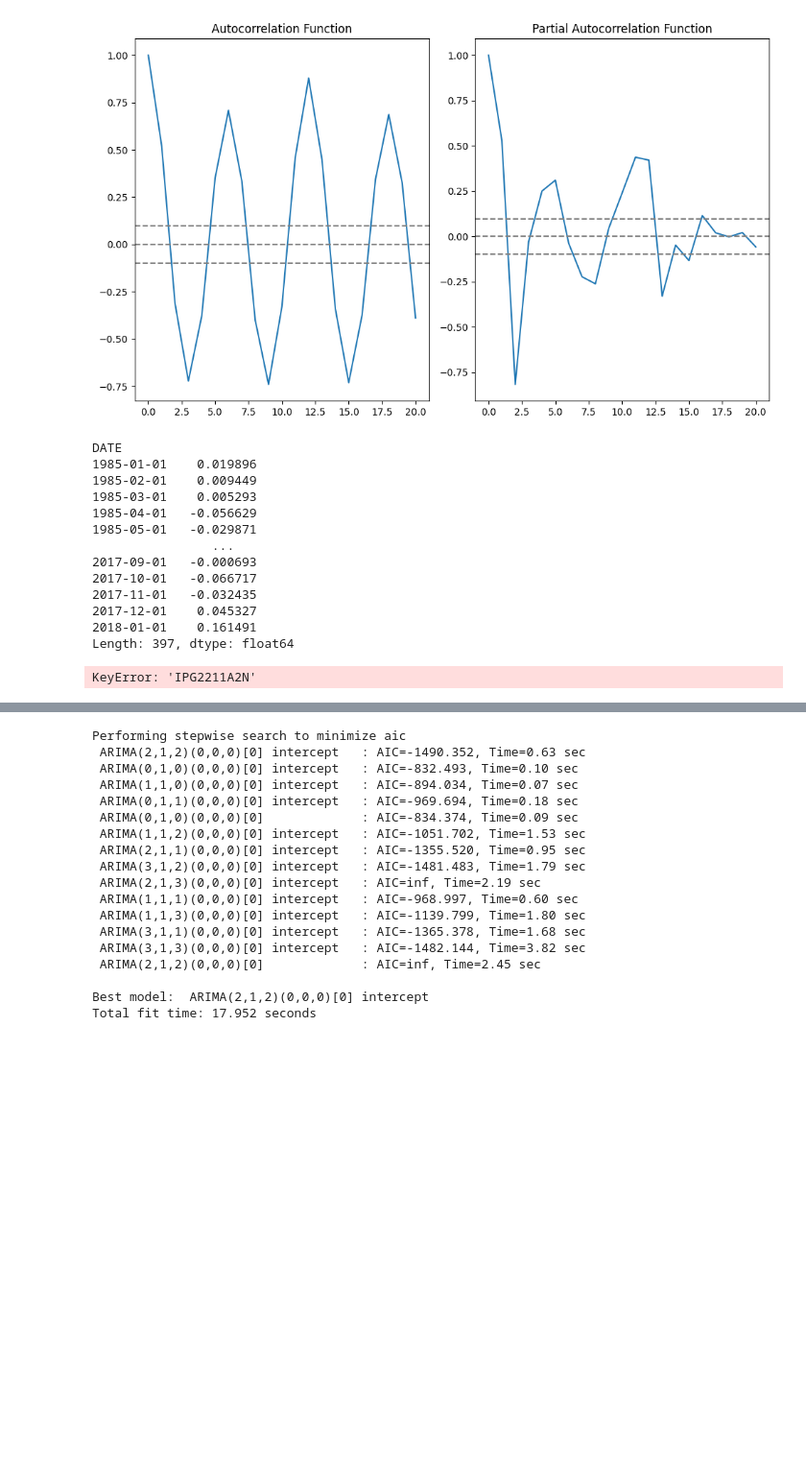
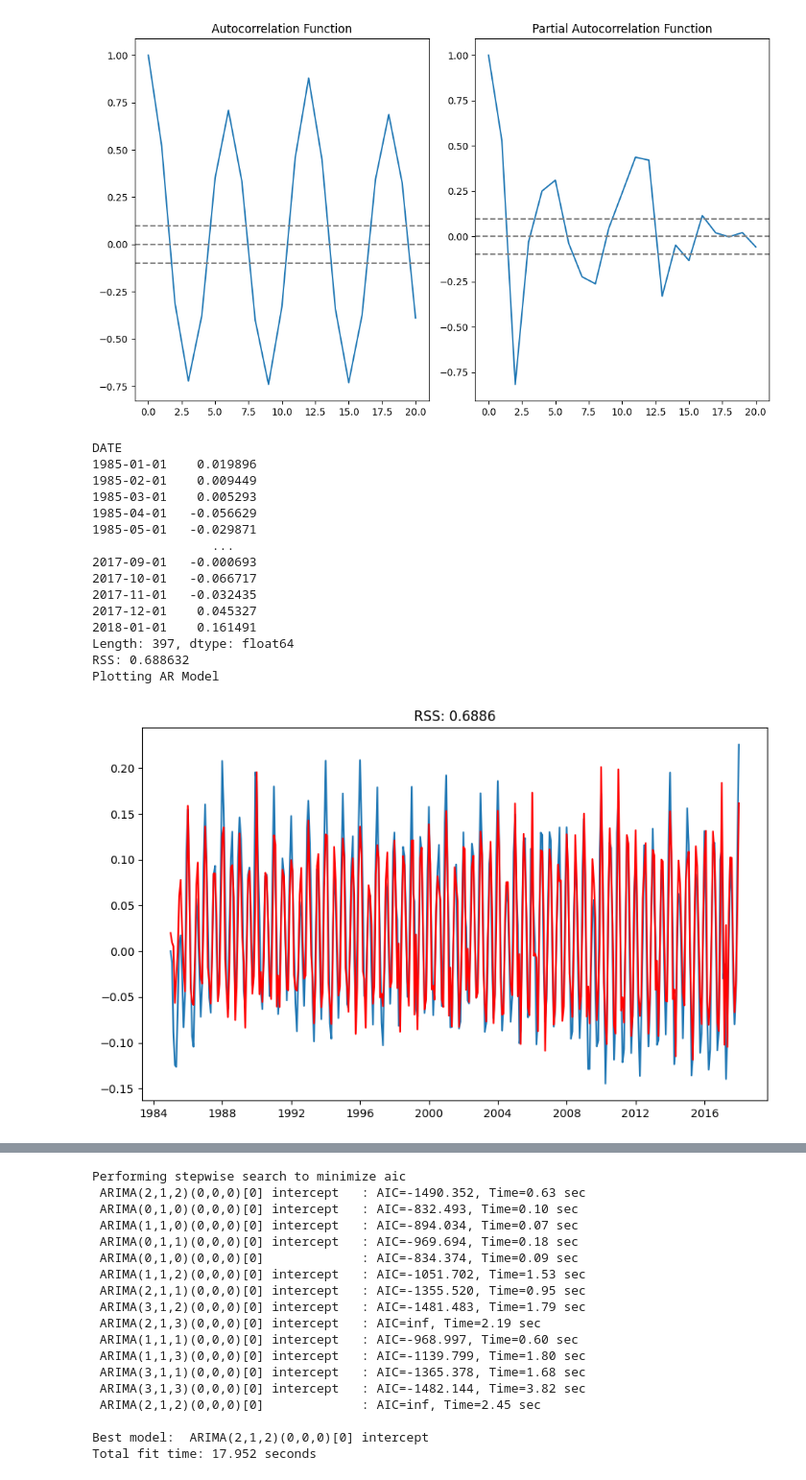
Before and after one commit to Parth18062003/DAV, a Jupyter notebook: Experiment4,5,6/DAV_EXP4,5,6.ipynb, the cells around one changed output, grey strips where cells are left out. Shown at 96% size. Drawn from its saved outputs; the diff is of its cells as text; code cells hidden in the pictures; blank space fills up the shorter version.

```diff
--- a/Experiment4,5,6/DAV_EXP4,5,6.ipynb
+++ b/Experiment4,5,6/DAV_EXP4,5,6.ipynb
@@ -364,29 +411,31 @@ plt.tight_layout()
 # %%
 from statsmodels.tsa.arima.model import ARIMA
 # AR Model
 model_0 = ARIMA(datasetLogScaleMinusMovingExponentialDecayAverage, order=(2,0,0))
 results_AR = model_0.fit()
 print(results_AR.fittedvalues)
-print('RSS: %f' % sum((results_AR.fittedvalues-datasetLogScaleMinusMovingExponentialDecayAverage['IPG2211A2N'])**2))
+print('RSS: %f' % sum((results_AR.fittedvalues-datasetLogScaleMinusMovingExponentialDecayAverage['Value'])**2))
 plt.plot(datasetLogScaleMinusMovingExponentialDecayAverage)
 plt.plot(results_AR.fittedvalues, color='red')
-plt.title('RSS: %.4f' % sum((results_AR.fittedvalues-datasetLogScaleMinusMovingExponentialDecayAverage['IPG2211A2N'])**2))
+plt.title('RSS: %.4f' % sum((results_AR.fittedvalues-datasetLogScaleMinusMovingExponentialDecayAverage['Value'])**2))
 print("Plotting AR Model")
 # %% [output]
 DATE
 1985-01-01    0.019896
 1985-02-01    0.009449
 1985-03-01    0.005293
 1985-04-01   -0.056629
 1985-05-01   -0.029871
                 ...
 2017-09-01   -0.000693
 2017-10-01   -0.066717
 2017-11-01   -0.032435
 2017-12-01    0.045327
 2018-01-01    0.161491
 Length: 397, dtype: float64
+RSS: 0.688632
+Plotting AR Model
-KeyError: 'IPG2211A2N'
+[figure, added]
 # %%
 from statsmodels.tsa.arima.model import ARIMA
 # MA Model
```
Also changed, not shown: parts of 21 cells of this notebook.
